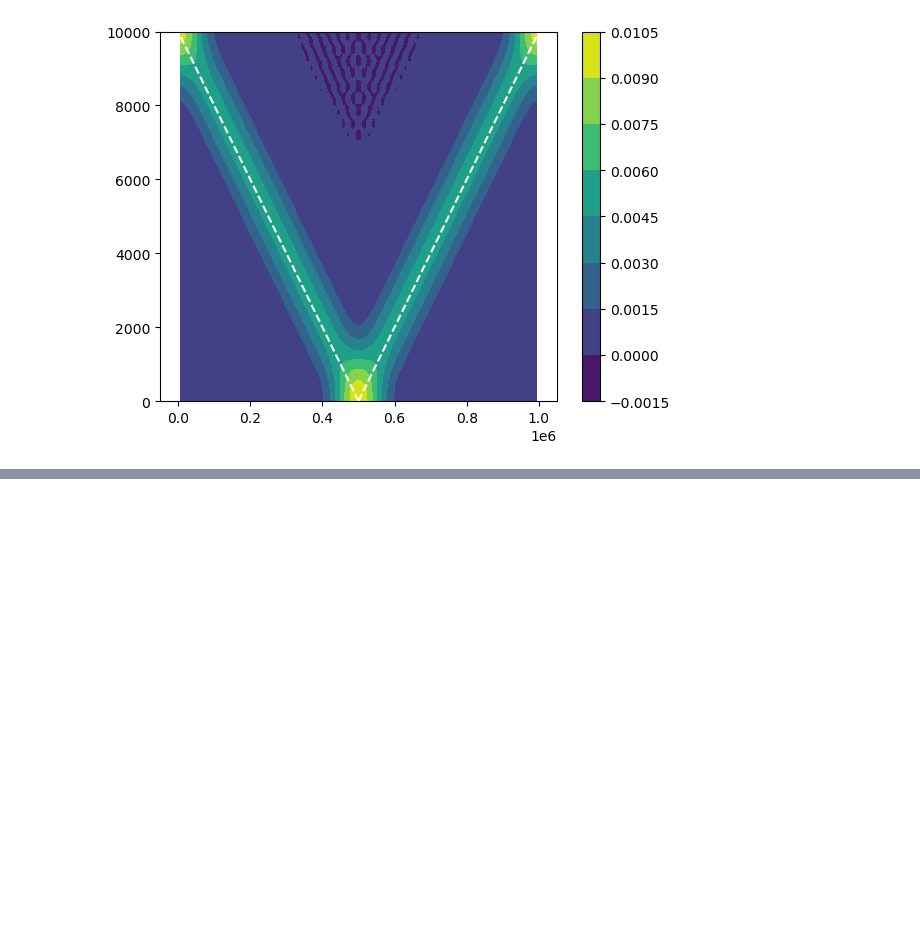
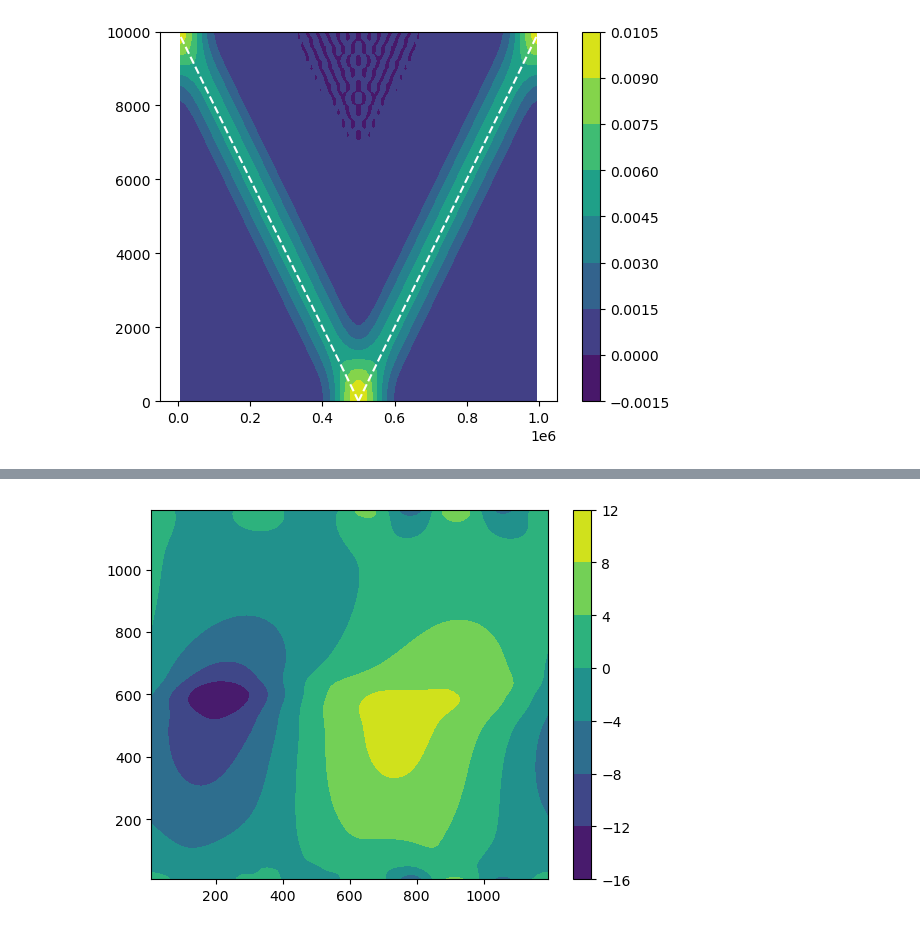
Before and after one commit to ThomasLi0314/OSSWEM_Thomas, a Jupyter notebook: Cgrid-SWEM.ipynb, the cells around one changed output, grey strips where cells are left out. Saved outputs shown, nothing was run; the diff lists cells and outputs as text; code cells hidden in the pictures; blank space fills up the shorter version.

```diff
--- a/Cgrid-SWEM.ipynb
+++ b/Cgrid-SWEM.ipynb
@@ -607,0 +688,5 @@ Running...
+# %%
+plt.figure();
+plt.contourf( M.xh1/1e3, M.yh1/1e3, M.eta - M.eta_target ); plt.colorbar();
+# %% [output]
+[figure, added]
```
Also changed, not shown: parts of 7 cells of this notebook.
